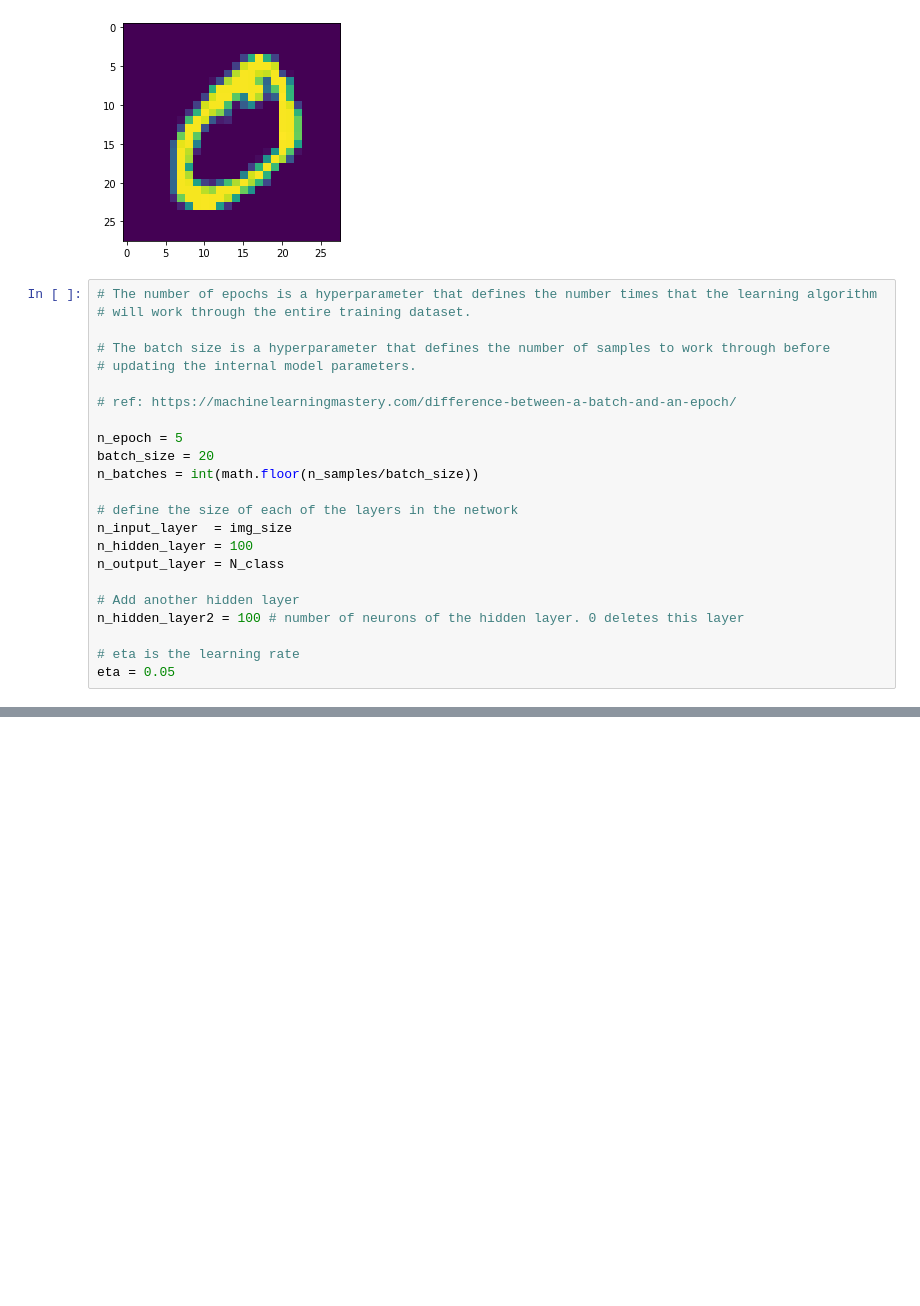
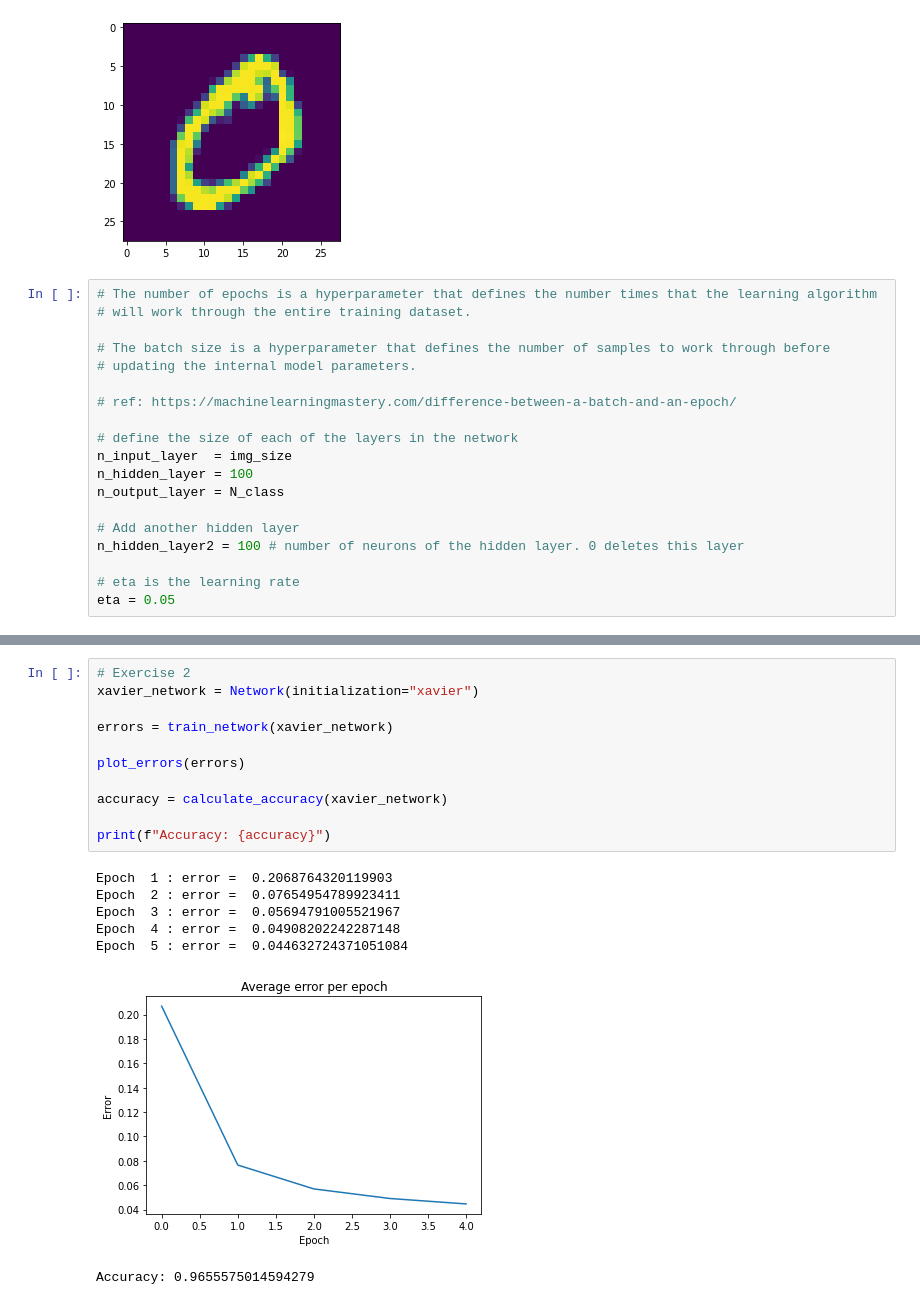
Before and after one commit to thommann/ItRL, a Jupyter notebook: Lab1/Lab1_MLP.ipynb, the cells around one changed output, grey strips where cells are left out. Drawn from its saved outputs; the diff is of its cells as text; blank space fills up the shorter version.

```diff
--- a/Lab1/Lab1_MLP.ipynb
+++ b/Lab1/Lab1_MLP.ipynb
@@ -165,10 +167,6 @@ plt.show()
 # updating the internal model parameters.
 
 # ref: https://machinelearningmastery.com/difference-between-a-batch-and-an-epoch/
-
-n_epoch = 5
-batch_size = 20
-n_batches = int(math.floor(n_samples/batch_size))
 
 # define the size of each of the layers in the network
 n_input_layer  = img_size
@@ -333,0 +349,19 @@ Accuracy: 0.9704222611402997
+# %%
+# Exercise 2
+xavier_network = Network(initialization="xavier")
+
+errors = train_network(xavier_network)
+
+plot_errors(errors)
+
+accuracy = calculate_accuracy(xavier_network)
+
+print(f"Accuracy: {accuracy}")
+# %% [output]
+Epoch  1 : error =  0.2068764320119903
+Epoch  2 : error =  0.07654954789923411
+Epoch  3 : error =  0.05694791005521967
+Epoch  4 : error =  0.04908202242287148
+Epoch  5 : error =  0.044632724371051084
+[figure, added]
+Accuracy: 0.9655575014594279
```
Also changed, not shown: parts of 11 cells of this notebook.
